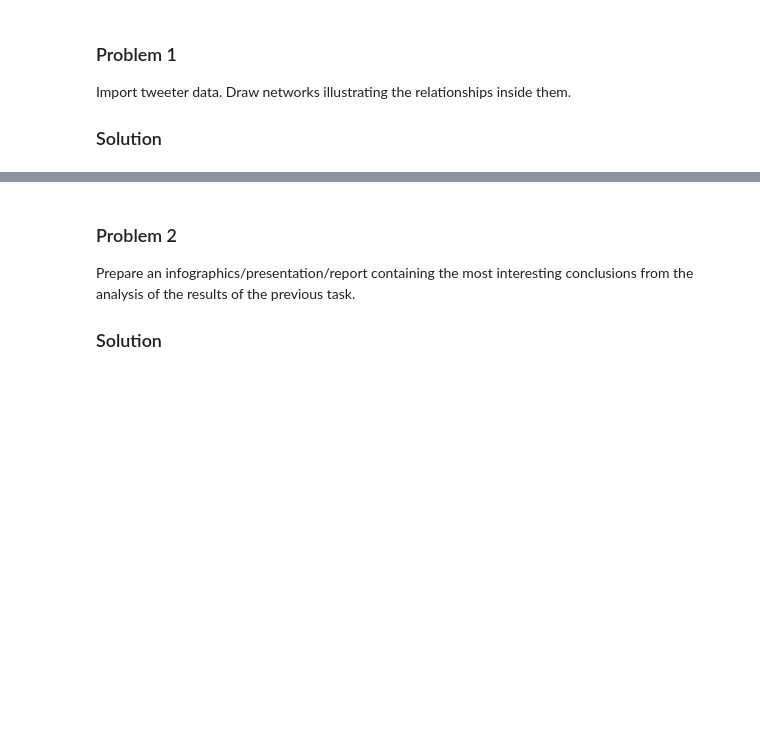
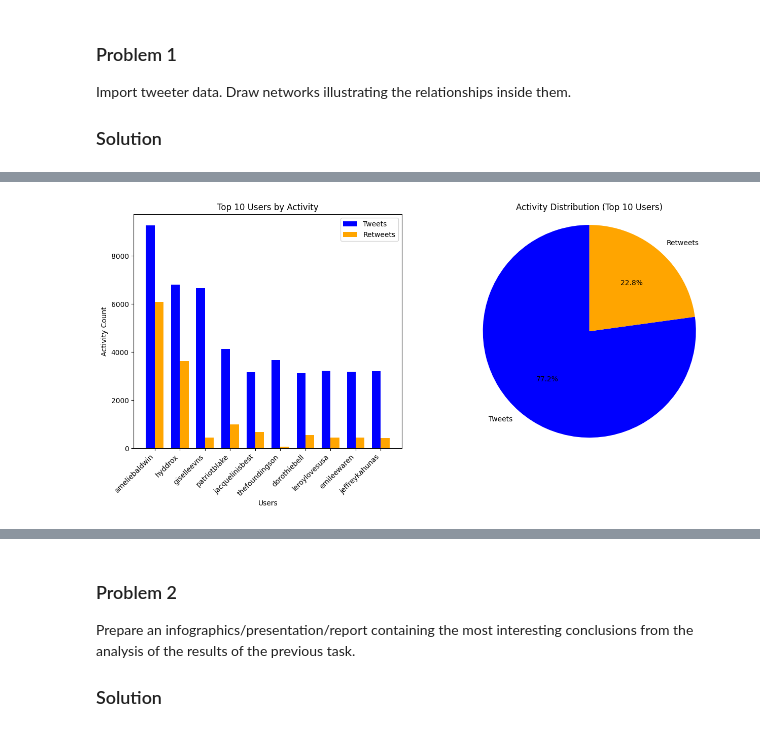
Before and after one commit to alessandrogentili001/Social-Networks-and-Recommendation-Systems, a Jupyter notebook: week_12/lab12.ipynb, the cells around one changed output, grey strips where cells are left out. Drawn from its saved outputs; the diff is of its cells as text; code cells hidden in the pictures; blank space fills up the shorter version.

```diff
--- a/week_12/lab12.ipynb
+++ b/week_12/lab12.ipynb
@@ -79,11 +84,0 @@ max         27181.000000   25600.000000    691.000000
-# %%
-# Helper function to preprocess and clean data
-def preprocess_data(tweets, users):
-    # Convert timestamps to datetime objects
-    tweets['created_at'] = pd.to_datetime(tweets['created_at'], errors='coerce')
-    # Fill missing values in mentions and hashtags with empty lists
-    tweets['mentions'] = tweets['mentions'].apply(lambda x: eval(x) if pd.notnull(x) else [])
-    tweets['hashtags'] = tweets['hashtags'].apply(lambda x: eval(x) if pd.notnull(x) else [])
-    return tweets, users
-
-tweets_df, users_df = preprocess_data(tweets_df, users_df)
@@ -306,0 +85,83 @@ temporal_analysis(tweets_df)
+# %%
+import pandas as pd
+import matplotlib.pyplot as plt
+import numpy as np
+
+# Group data by user and compute activity metrics
+def compute_user_activity(tweets_df):
+    # Initialize a dictionary to store activity
+    user_activity = tweets_df.groupby('user_key').agg(
+        tweets=('user_key', 'size'),  # Count total tweets
+        retweets=('retweeted_status_id', lambda x: x.notna().sum())  # Count retweets
+    ).reset_index()
+    return user_activity
+
+# Load data
+tweets_dir = "data/tweets.csv"
+tweets_df = pd.read_csv(tweets_dir)
+
+# Compute activity
+user_activity = compute_user_activity(tweets_df)
+
+# Sort by total activity for plotting (Top 10 Users)
+user_activity['total_activity'] = user_activity['tweets'] + user_activity['retweets']
+top_users = user_activity.sort_values(by='total_activity', ascending=False).head(10)
+
+# Analysis on the entire user base (all users)
+total_tweets = user_activity['tweets'].sum()
+total_retweets = user_activity['retweets'].sum()
+
+# Plot activity
+def plot_user_activity(top_users, user_activity):
+    # Prepare for plotting
+    x = np.arange(len(top_users))
+    width = 0.35  # Bar width
+
+    # Create the bar chart for tweets and retweets (Top 10 users)
+    fig, ax = plt.subplots(1, 2, figsize=(15, 6))
+
+    # Bar chart for Tweets and Retweets (Top 10 Users)
+    ax[0].bar(x - width/2, top_users['tweets'], width, label='Tweets', color='blue')
+    ax[0].bar(x + width/2, top_users['retweets'], width, label='Retweets', color='orange')
+
+    ax[0].set_xticks(x)
+    ax[0].set_xticklabels(top_users['user_key'], rotation=45, ha='right')
+    ax[0].set_xlabel('Users')
+    ax[0].set_ylabel('Activity Count')
+    ax[0].set_title('Top 10 Users by Activity')
+    ax[0].legend()
+
+    # Pie chart for distribution of tweet and retweet activities for top users
+    activities = [top_users['tweets'].sum(), top_users['retweets'].sum()]
+    labels = ['Tweets', 'Retweets']
+    colors = ['blue', 'orange']
+
+    ax[1].pie(activities, labels=labels, colors=colors, autopct='%1.1f%%', startangle=90)
+    ax[1].axis('equal')  # Equal aspect ratio ensures that pie is drawn as a circle.
+    ax[1].set_title('Activity Distribution (Top 10 Users)')
+
+    # Plotting total activity for all users (bar chart and pie chart)
+    fig2, ax2 = plt.subplots(1, 2, figsize=(15, 6))
+
+    # Bar chart for total tweets and retweets (All Users)
+    ax2[0].bar(['Tweets', 'Retweets'], [total_tweets, total_retweets], color=['blue', 'orange'])
+    ax2[0].set_xlabel('Activity Type')
+    ax2[0].set_ylabel('Activity Count')
+    ax2[0].set_title('Total Activity for All Users')
+
+    # Pie chart for the entire user base distribution
+    total_activities = [total_tweets, total_retweets]
+    labels = ['Tweets', 'Retweets']
+    colors = ['blue', 'orange']
+
+    ax2[1].pie(total_activities, labels=labels, colors=colors, autopct='%1.1f%%', startangle=90)
+    ax2[1].axis('equal')  # Equal aspect ratio ensures that pie is drawn as a circle.
+    ax2[1].set_title('Overall Activity Distribution')
+
+    plt.tight_layout()
+    plt.show()
+
+# Plot the activity for the top users and the entire user base
+plot_user_activity(top_users, user_activity)
+# %% [output]
+[figure, added]
```
Also changed, not shown: parts of 11 cells of this notebook.
